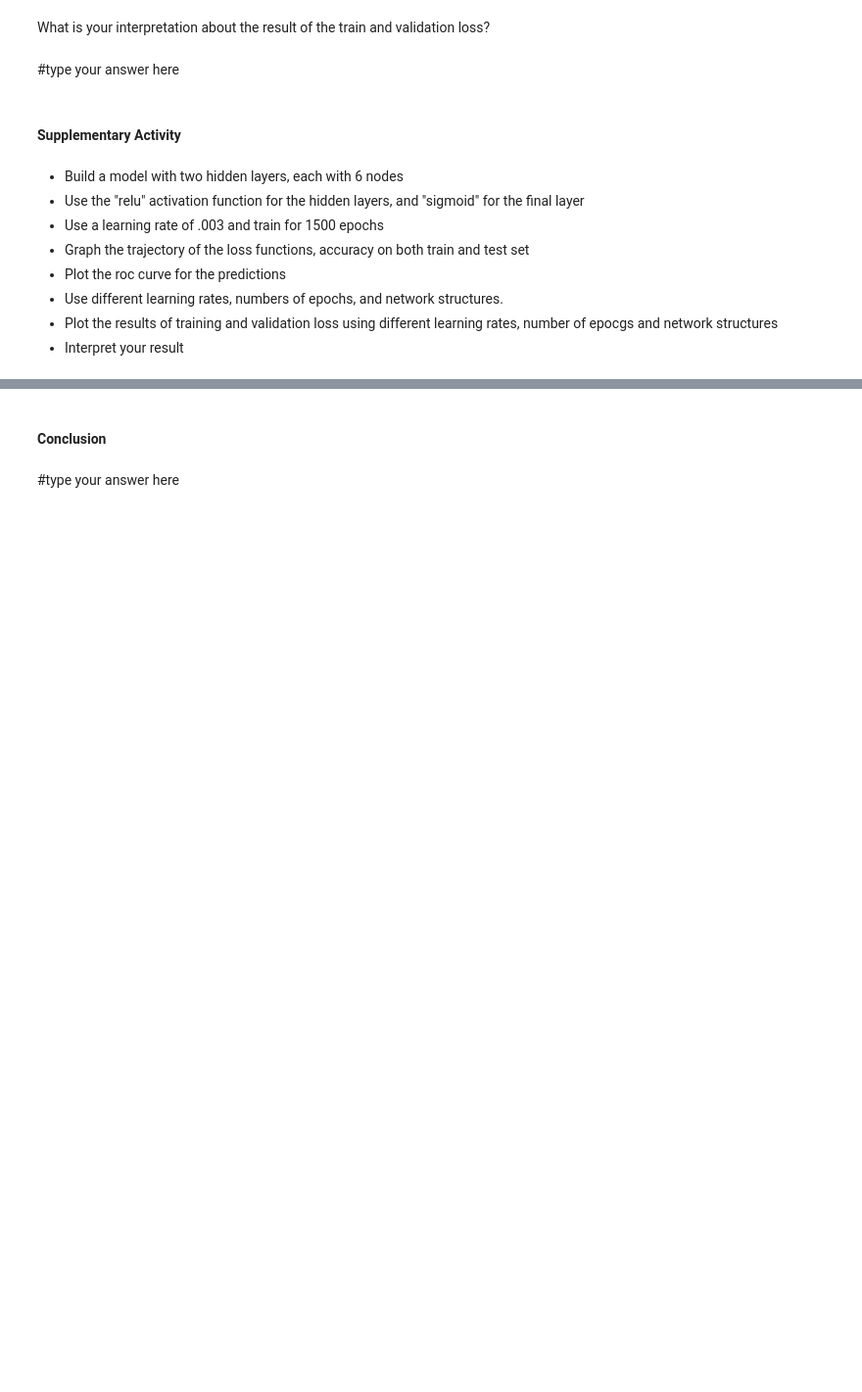
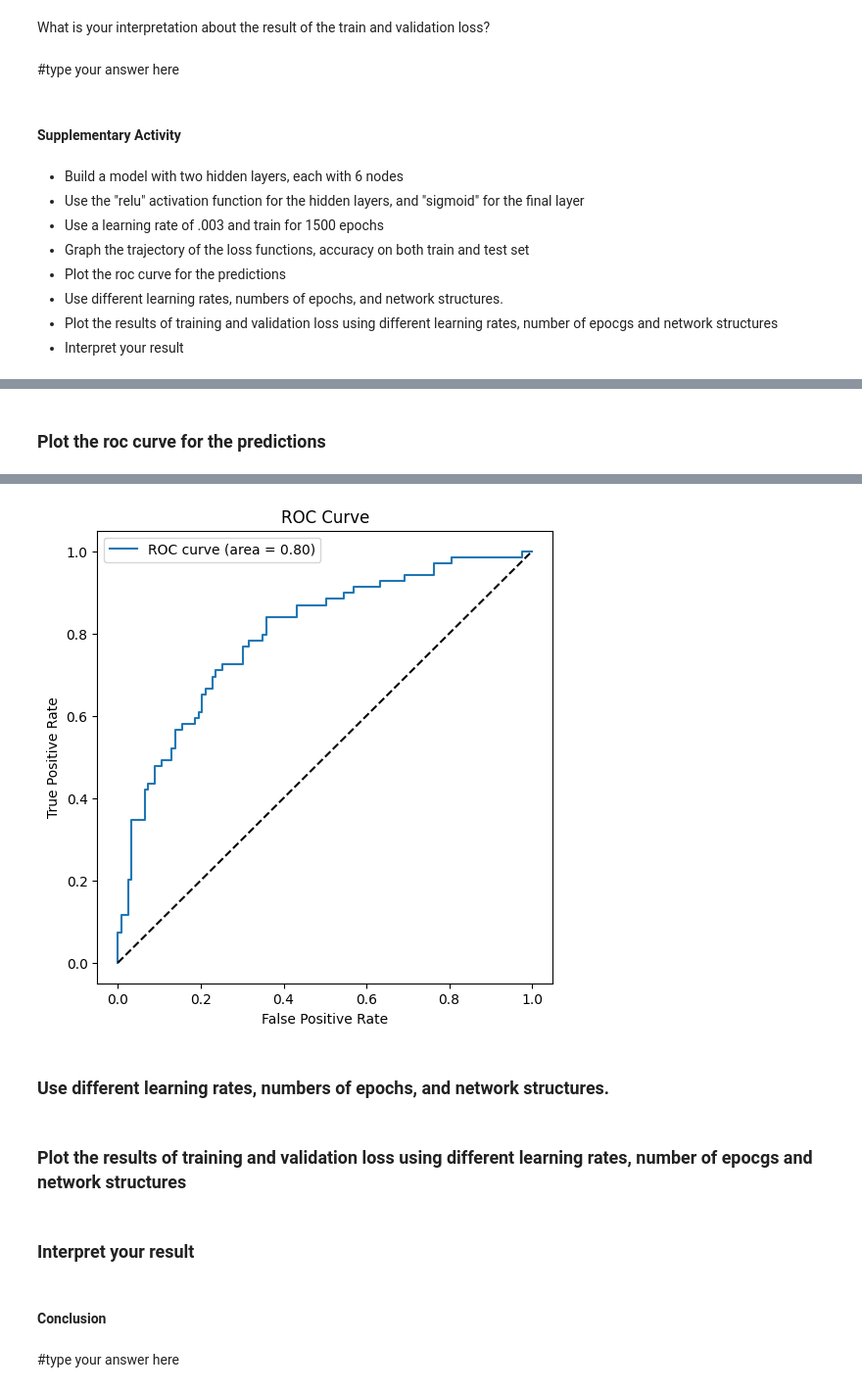
Before and after one commit to 3R3NY34G3R/CPE313---Advanced-Machine-Learning-and-Deep-Learning, a Jupyter notebook: Hands-on Activity 1.2 - Training Neural Networks.ipynb, the cells around one changed output, grey strips where cells are left out. Shown at 98% size. Saved outputs shown, nothing was run; the diff lists cells and outputs as text; code cells hidden in the pictures; blank space fills up the shorter version.

```diff
--- a/Hands-on Activity 1.2 - Training Neural Networks.ipynb
+++ b/Hands-on Activity 1.2 - Training Neural Networks.ipynb
@@ -201,0 +298,10 @@ What is your interpretation about the result of the train and validation loss?
+# %%
+from keras.models import Sequential
+from keras.layers import Dense
+from keras.optimizers import SGD
+
+model = Sequential([
+    Dense(6, activation="relu", input_shape=(X_train_norm.shape[1],)),
+    Dense(6, activation="relu"),
+    Dense(1, activation="sigmoid")
+])
@@ -201,0 +350,21 @@ What is your interpretation about the result of the train and validation loss?
+# %% [markdown]
+### Plot the roc curve for the predictions
+# %%
+from sklearn.metrics import roc_curve, auc
+
+# Predict probabilities
+y_pred_prob = model.predict(X_test_norm)
+
+# Compute ROC curve
+fpr, tpr, thresholds = roc_curve(y_test, y_pred_prob)
+roc_auc = auc(fpr, tpr)
+
+plt.figure(figsize=(6,6))
+plt.plot(fpr, tpr, label=f'ROC curve (area = {roc_auc:.2f})')
+plt.plot([0,1],[0,1],'k--')  # diagonal line
+plt.xlabel('False Positive Rate')
+plt.ylabel('True Positive Rate')
+plt.title('ROC Curve')
+plt.legend()
+plt.show()
+# %% [output]
@@ -202,3 +372,10 @@ What is your interpretation about the result of the train and validation loss?
+[figure, added]
+# %% [markdown]
+### Use different learning rates, numbers of epochs, and network structures.
+# %% [markdown]
+### Plot the results of training and validation loss using different learning rates, number of epocgs and network structures
+# %% [markdown]
+### Interpret your result
 # %% [markdown]
 #### Conclusion
 # %% [markdown]
```
Also changed, not shown: parts of 20 cells of this notebook, 1 other file.
